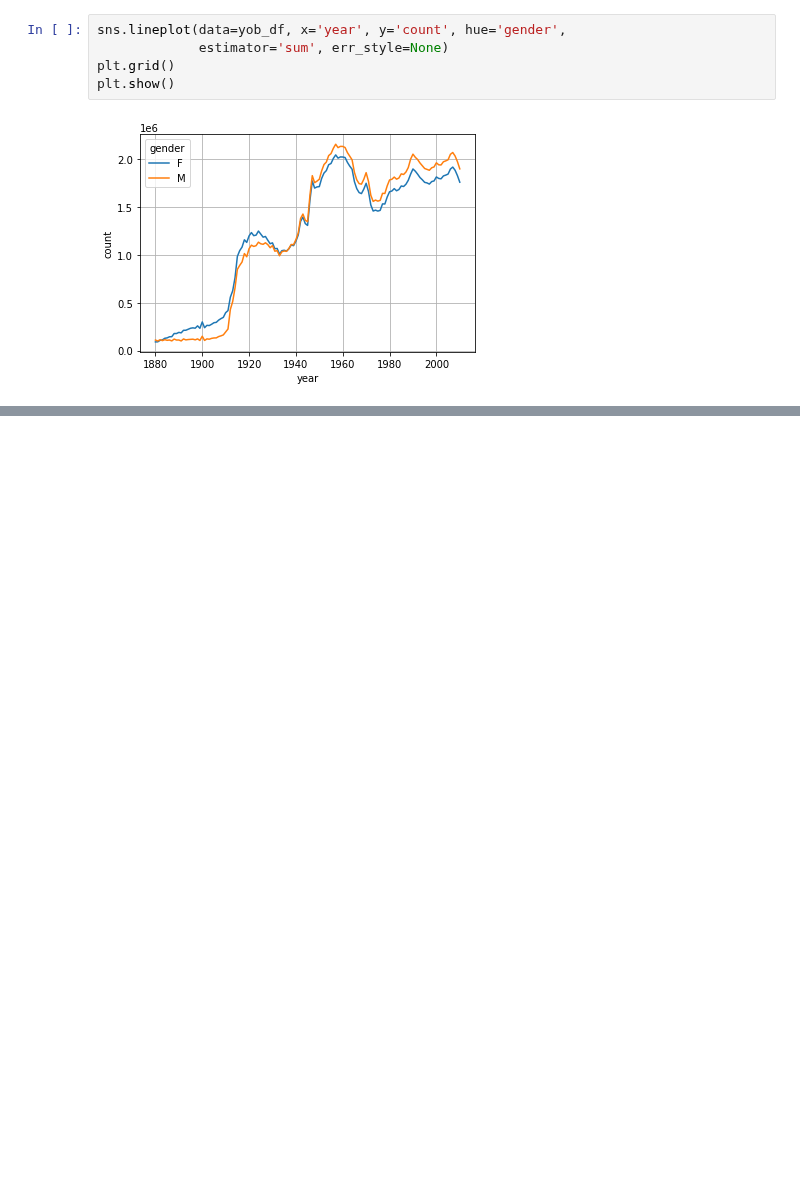
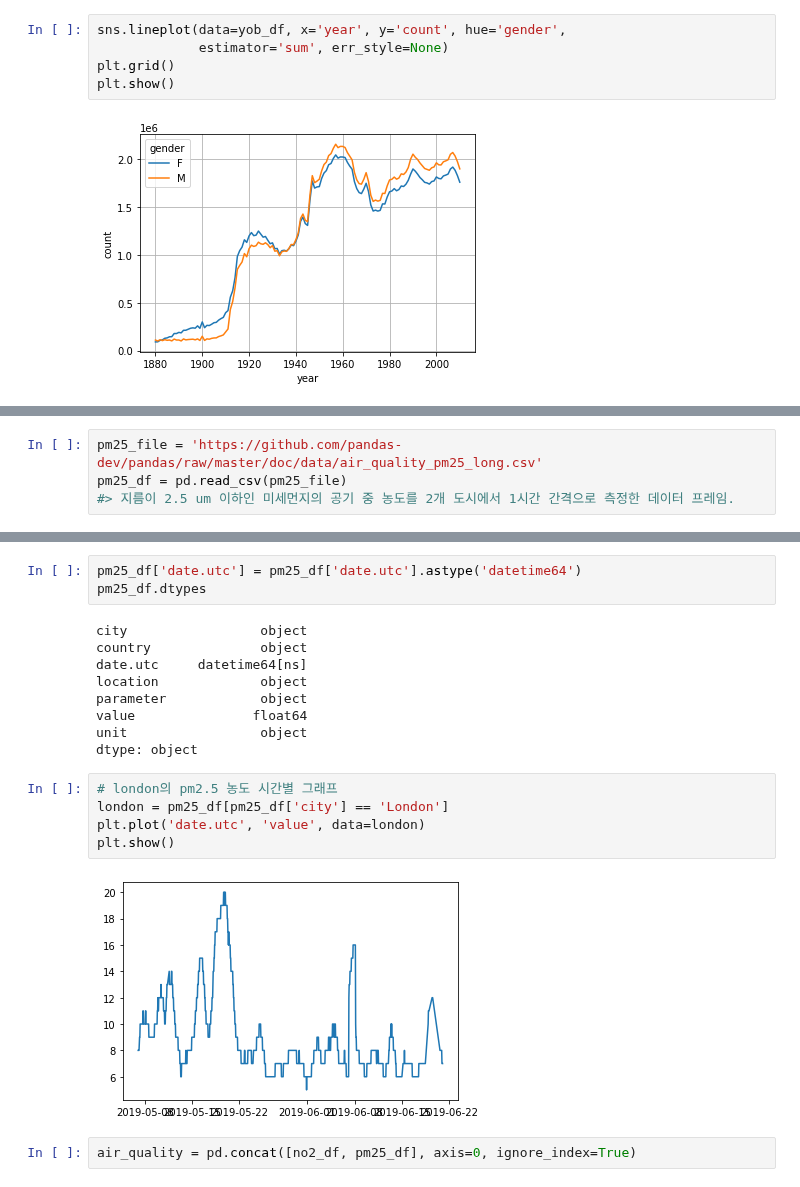
Before and after one commit to JakeOh/202011_itw_bd21, a Jupyter notebook: lab_da/da13_concat.ipynb, the cells around one changed output, grey strips where cells are left out. Saved outputs shown, nothing was run; the diff lists cells and outputs as text; blank space fills up the shorter version.

```diff
--- a/lab_da/da13_concat.ipynb
+++ b/lab_da/da13_concat.ipynb
@@ -246,0 +341,4 @@ plt.show()
+# %%
+pm25_file = 'https://github.com/pandas-dev/pandas/raw/master/doc/data/air_quality_pm25_long.csv'
+pm25_df = pd.read_csv(pm25_file)
+#> 지름이 2.5 um 이하인 미세먼지의 공기 중 농도를 2개 도시에서 1시간 간격으로 측정한 데이터 프레임.
@@ -246,0 +390,21 @@ plt.show()
+# %%
+pm25_df['date.utc'] = pm25_df['date.utc'].astype('datetime64')
+pm25_df.dtypes
+# %% [output]
+city                 object
+country              object
+date.utc     datetime64[ns]
+location             object
+parameter            object
+value               float64
+unit                 object
+dtype: object
+# %%
+# london의 pm2.5 농도 시간별 그래프
+london = pm25_df[pm25_df['city'] == 'London']
+plt.plot('date.utc', 'value', data=london)
+plt.show()
+# %% [output]
+[figure, added]
+# %%
+air_quality = pd.concat([no2_df, pm25_df], axis=0, ignore_index=True)
```
Also changed, not shown: parts of 28 cells of this notebook.
